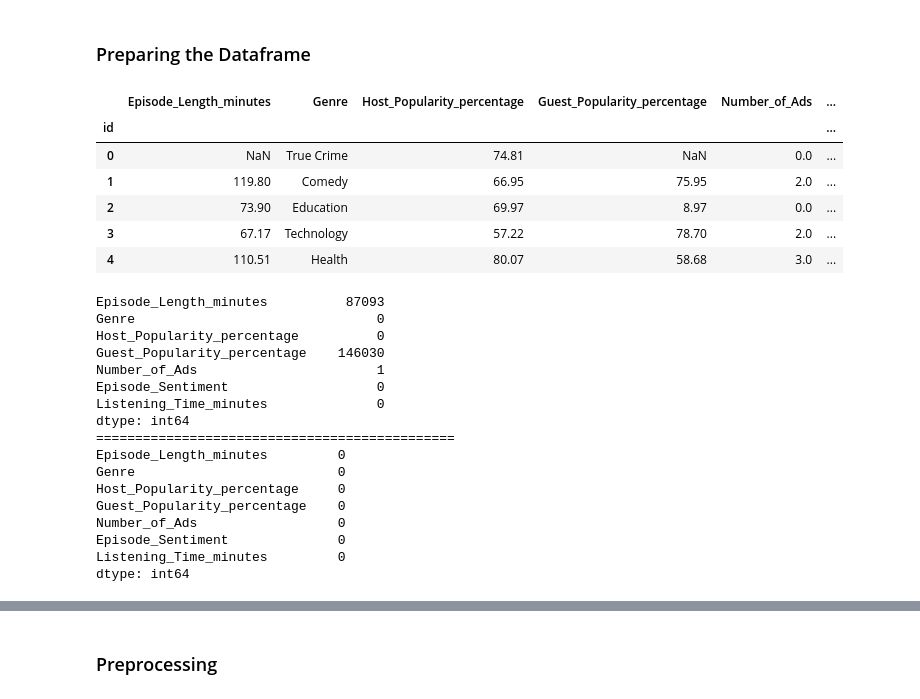
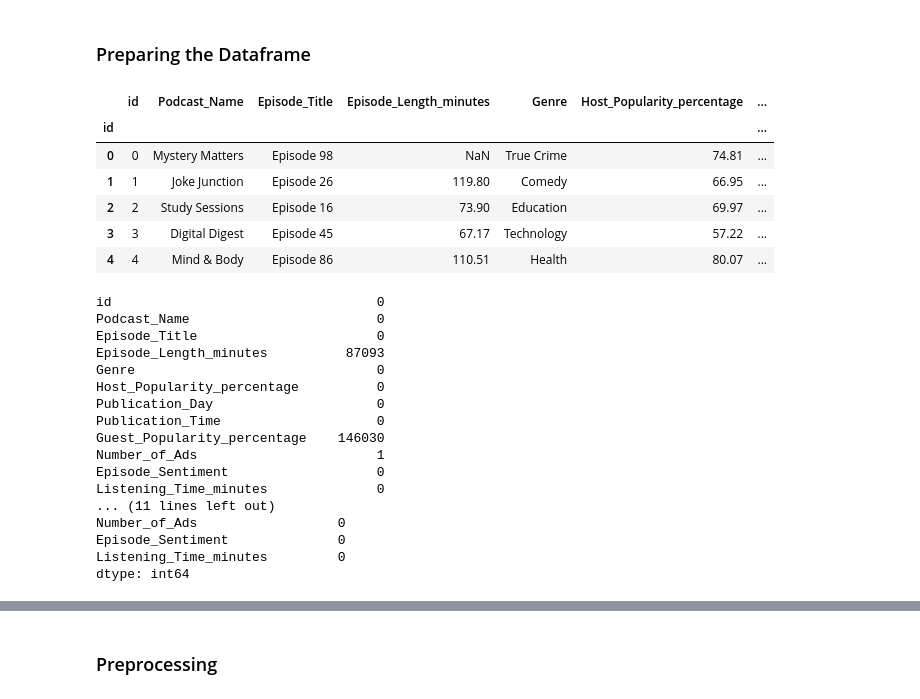
Before and after one commit to vishal-adithya/Kaggle-PlaygroundSeries, a Jupyter notebook: Season-5 ep-4/main.ipynb, the cells around one changed output, grey strips where cells are left out. Cells and saved outputs as stored; diff of their text form; code cells hidden in the pictures.

```diff
--- a/Season-5 ep-4/main.ipynb
+++ b/Season-5 ep-4/main.ipynb
@@ -16,39 +16,38 @@ warnings.filterwarnings("ignore")
 # %% [markdown]
 ### Preparing the Dataframe
 # %%
-df = pd.read_csv(os.path.join("Data","train.csv"))
-df.set_index(df["id"],inplace=True)
-df.drop(columns = ["id","Episode_Title","Publication_Day","Publication_Time","Podcast_Name"],inplace=True)
-df.head()
+train_df = pd.read_csv(os.path.join("Data","train.csv"))
+train_df.set_index(train_df["id"],inplace=True)
+train_df.head()
 # %% [output]
-|  | Episode_Length_minutes | Genre | Host_Popularity_percentage | Guest_Popularity_percentage | Number_of_Ads | ... |
-| id |  |  |  |  |  | ... |
-| 0 | NaN | True Crime | 74.81 | NaN | 0.0 | ... |
-| 1 | 119.80 | Comedy | 66.95 | 75.95 | 2.0 | ... |
-| 2 | 73.90 | Education | 69.97 | 8.97 | 0.0 | ... |
-| 3 | 67.17 | Technology | 57.22 | 78.70 | 2.0 | ... |
-| 4 | 110.51 | Health | 80.07 | 58.68 | 3.0 | ... |
+|  | id | Podcast_Name | Episode_Title | Episode_Length_minutes | Genre | Host_Popularity_percentage | ... |
+| id |  |  |  |  |  |  | ... |
+| 0 | 0 | Mystery Matters | Episode 98 | NaN | True Crime | 74.81 | ... |
+| 1 | 1 | Joke Junction | Episode 26 | 119.80 | Comedy | 66.95 | ... |
+| 2 | 2 | Study Sessions | Episode 16 | 73.90 | Education | 69.97 | ... |
+| 3 | 3 | Digital Digest | Episode 45 | 67.17 | Technology | 57.22 | ... |
+| 4 | 4 | Mind & Body | Episode 86 | 110.51 | Health | 80.07 | ... |
 # %%
-print(df.isna().sum())
-df["Episode_Length_minutes"].fillna(df["Episode_Length_minutes"].mean(),inplace=True)
-df["Guest_Popularity_percentage"].fillna(df["Guest_Popularity_percentage"].mean(),inplace=True)
-df["Number_of_Ads"].fillna(0,inplace=True)
+print(train_df.isna().sum())
+train_df["Episode_Length_minutes"].fillna(train_df["Episode_Length_minutes"].mean(),inplace=True)
+train_df["Guest_Popularity_percentage"].fillna(train_df["Guest_Popularity_percentage"].mean(),inplace=True)
+train_df["Number_of_Ads"].fillna(0,inplace=True)
 print("==============================================")
-print(df.isna().sum())
+print(train_df.isna().sum())
 # %% [output]
+id                                  0
+Podcast_Name                        0
+Episode_Title                       0
 Episode_Length_minutes          87093
 Genre                               0
 Host_Popularity_percentage          0
+Publication_Day                     0
+Publication_Time                    0
 Guest_Popularity_percentage    146030
 Number_of_Ads                       1
 Episode_Sentiment                   0
 Listening_Time_minutes              0
-dtype: int64
-==============================================
-Episode_Length_minutes         0
-Genre                          0
-Host_Popularity_percentage     0
-Guest_Popularity_percentage    0
+... (11 lines left out)
 Number_of_Ads                  0
 Episode_Sentiment              0
 Listening_Time_minutes         0
```
Also changed, not shown: parts of 13 cells of this notebook, 1 other file.
